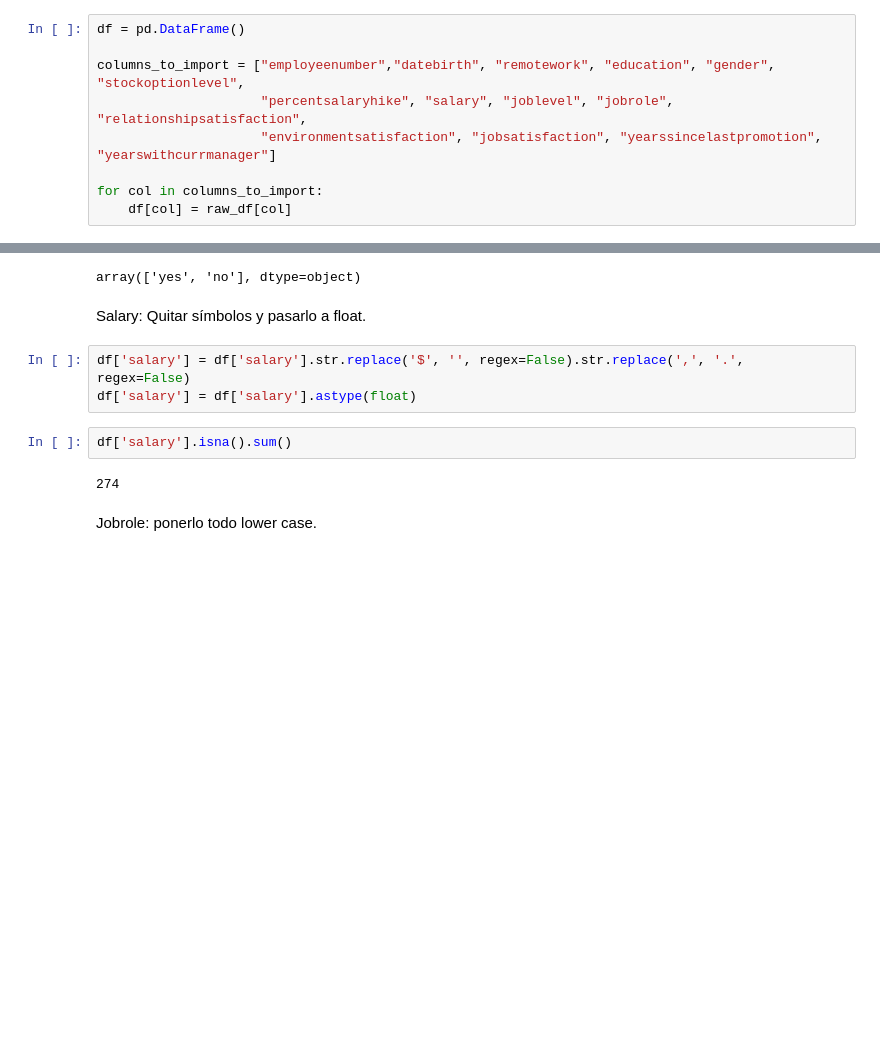
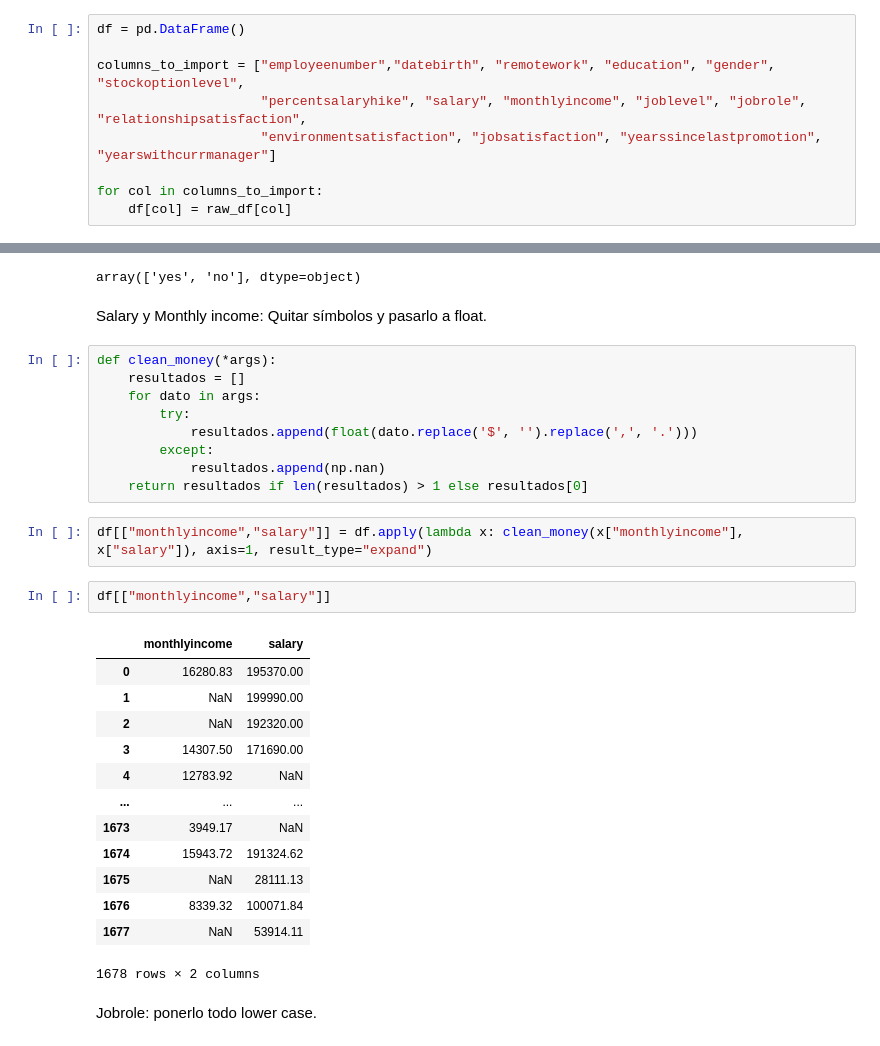
Before and after one commit to NuriaSalasVazquez/project-da-promo-49-modulo-3-team-4, a Jupyter notebook: EDA.ipynb, the cells around one changed output, grey strips where cells are left out. Drawn from its saved outputs; the diff is of its cells as text; blank space fills up the shorter version.

```diff
--- a/EDA.ipynb
+++ b/EDA.ipynb
@@ -65,7 +65,7 @@ sns.regplot(x= 'yearswithcurrmanager',
 df = pd.DataFrame()
 
 columns_to_import = ["employeenumber","datebirth", "remotework", "education", "gender", "stockoptionlevel",
-                     "percentsalaryhike", "salary", "joblevel", "jobrole", "relationshipsatisfaction",
+                     "percentsalaryhike", "salary", "monthlyincome", "joblevel", "jobrole", "relationshipsatisfaction",
                      "environmentsatisfaction", "jobsatisfaction", "yearssincelastpromotion", "yearswithcurrmanager"]
 
 for col in columns_to_import:
@@ -113,14 +113,34 @@ df['remotework'].unique()
 # %% [output]
 array(['yes', 'no'], dtype=object)
 # %% [markdown]
-Salary: Quitar símbolos y pasarlo a float.
+Salary y Monthly income: Quitar símbolos y pasarlo a float.
-# %%
-df['salary'] = df['salary'].str.replace('$', '', regex=False).str.replace(',', '.',         regex=False)
-df['salary'] = df['salary'].astype(float)
+# %%
+def clean_money(*args):
+    resultados = []
+    for dato in args:
+        try:
+            resultados.append(float(dato.replace('$', '').replace(',', '.')))
+        except:
+            resultados.append(np.nan)
+    return resultados if len(resultados) > 1 else resultados[0]
+# %%
+df[["monthlyincome","salary"]] = df.apply(lambda x: clean_money(x["monthlyincome"], x["salary"]), axis=1, result_type="expand")
 # %%
-df['salary'].isna().sum()
+df[["monthlyincome","salary"]]
 # %% [output]
+|  | monthlyincome | salary |
+| 0 | 16280.83 | 195370.00 |
+| 1 | NaN | 199990.00 |
+| 2 | NaN | 192320.00 |
+| 3 | 14307.50 | 171690.00 |
+| 4 | 12783.92 | NaN |
+| ... | ... | ... |
+| 1673 | 3949.17 | NaN |
+| 1674 | 15943.72 | 191324.62 |
+| 1675 | NaN | 28111.13 |
+| 1676 | 8339.32 | 100071.84 |
+| 1677 | NaN | 53914.11 |
-274
+1678 rows × 2 columns
 # %% [markdown]
 Jobrole: ponerlo todo lower case.
 # %%
```
Also changed, not shown: parts of 13 cells of this notebook.
